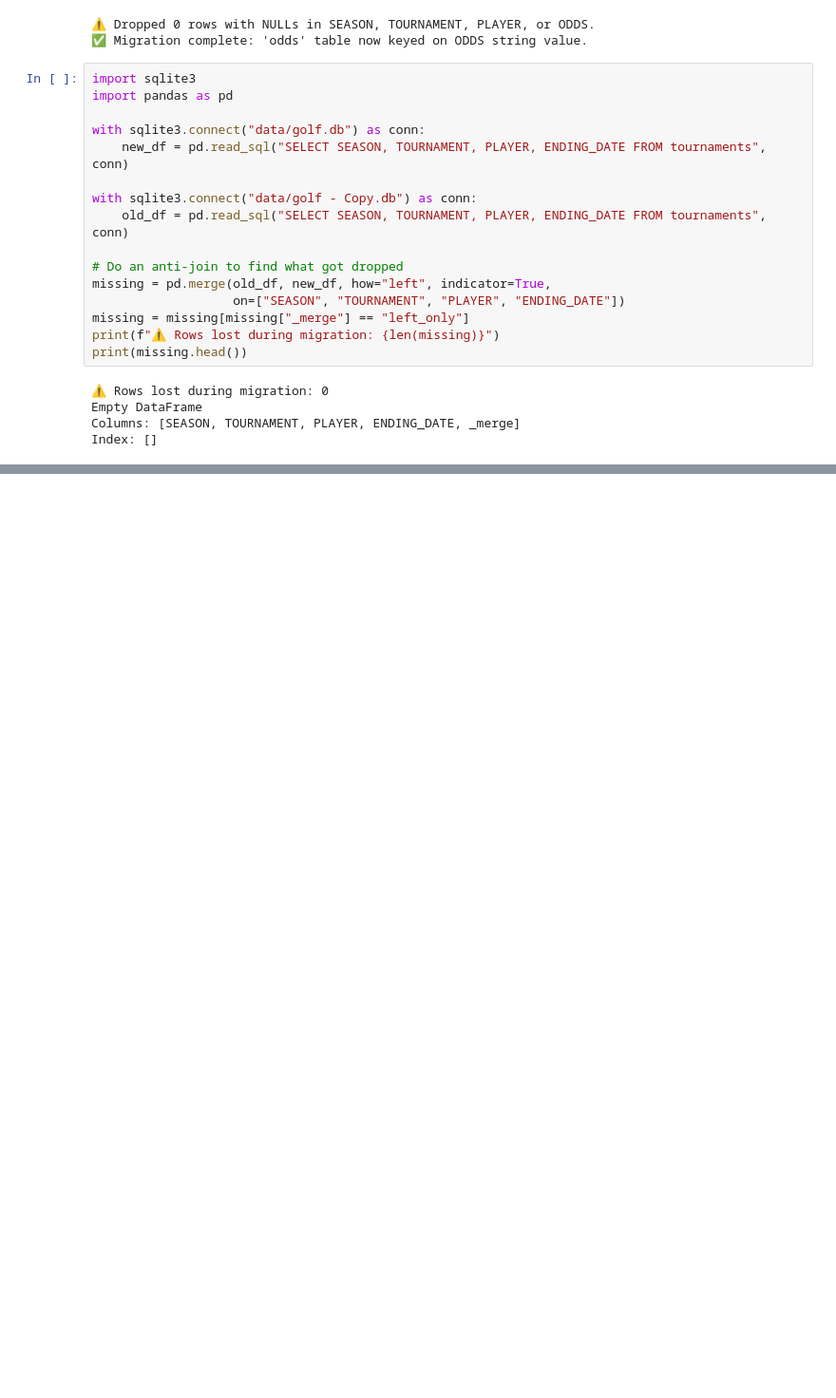
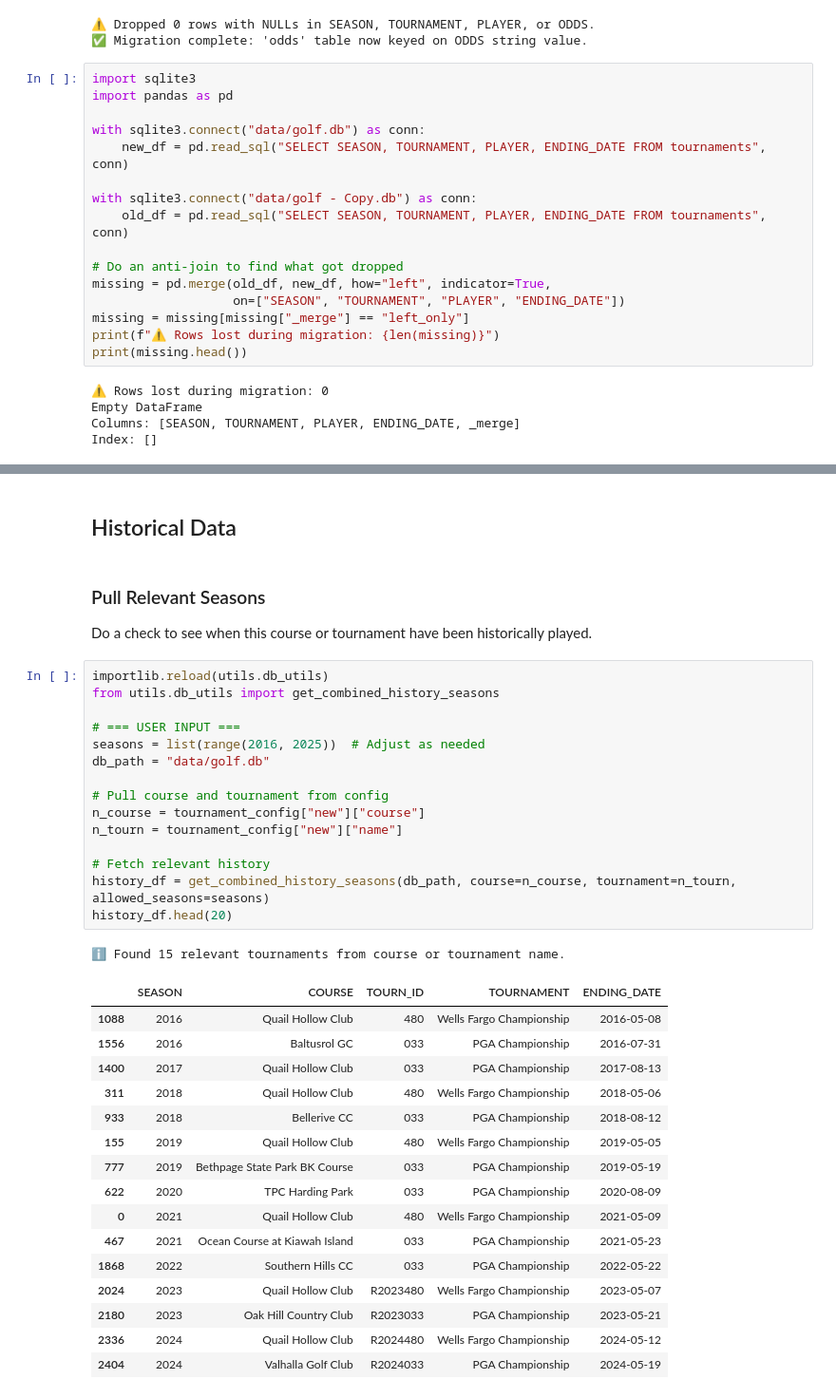
Before and after one commit to milleranalytics/pga-dk, a Jupyter notebook: pga-dk.ipynb, the cells around one changed output, grey strips where cells are left out. Shown at 95% size. Cells and saved outputs as stored; diff of their text form; blank space fills up the shorter version.

```diff
--- a/pga-dk.ipynb
+++ b/pga-dk.ipynb
@@ -277,0 +589,38 @@ Index: []
+# %% [markdown]
+## Historical Data
+# %% [markdown]
+### Pull Relevant Seasons
+Do a check to see when this course or tournament have been historically played.
+# %%
+importlib.reload(utils.db_utils)
+from utils.db_utils import get_combined_history_seasons
+
+# === USER INPUT ===
+seasons = list(range(2016, 2025))  # Adjust as needed
+db_path = "data/golf.db"
+
+# Pull course and tournament from config
+n_course = tournament_config["new"]["course"]
+n_tourn = tournament_config["new"]["name"]
+
+# Fetch relevant history
+history_df = get_combined_history_seasons(db_path, course=n_course, tournament=n_tourn, allowed_seasons=seasons)
+history_df.head(20)
+# %% [output]
+ℹ️ Found 15 relevant tournaments from course or tournament name.
+|  | SEASON | COURSE | TOURN_ID | TOURNAMENT | ENDING_DATE |
+| 1088 | 2016 | Quail Hollow Club | 480 | Wells Fargo Championship | 2016-05-08 |
+| 1556 | 2016 | Baltusrol GC | 033 | PGA Championship | 2016-07-31 |
+| 1400 | 2017 | Quail Hollow Club | 033 | PGA Championship | 2017-08-13 |
+| 311 | 2018 | Quail Hollow Club | 480 | Wells Fargo Championship | 2018-05-06 |
+| 933 | 2018 | Bellerive CC | 033 | PGA Championship | 2018-08-12 |
+| 155 | 2019 | Quail Hollow Club | 480 | Wells Fargo Championship | 2019-05-05 |
+| 777 | 2019 | Bethpage State Park BK Course | 033 | PGA Championship | 2019-05-19 |
+| 622 | 2020 | TPC Harding Park | 033 | PGA Championship | 2020-08-09 |
+| 0 | 2021 | Quail Hollow Club | 480 | Wells Fargo Championship | 2021-05-09 |
+| 467 | 2021 | Ocean Course at Kiawah Island | 033 | PGA Championship | 2021-05-23 |
+| 1868 | 2022 | Southern Hills CC | 033 | PGA Championship | 2022-05-22 |
+| 2024 | 2023 | Quail Hollow Club | R2023480 | Wells Fargo Championship | 2023-05-07 |
+| 2180 | 2023 | Oak Hill Country Club | R2023033 | PGA Championship | 2023-05-21 |
+| 2336 | 2024 | Quail Hollow Club | R2024480 | Wells Fargo Championship | 2024-05-12 |
+| 2404 | 2024 | Valhalla Golf Club | R2024033 | PGA Championship | 2024-05-19 |
```
Also changed, not shown: parts of 20 cells of this notebook, 4 other files.
